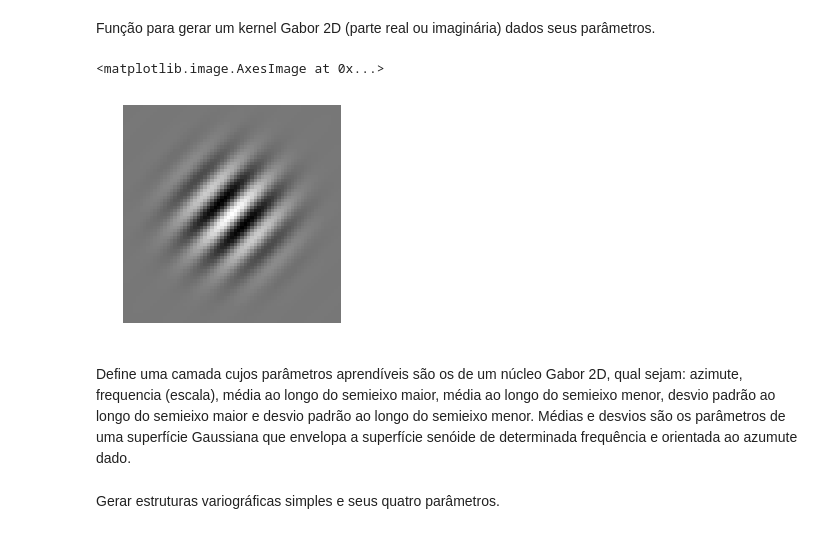
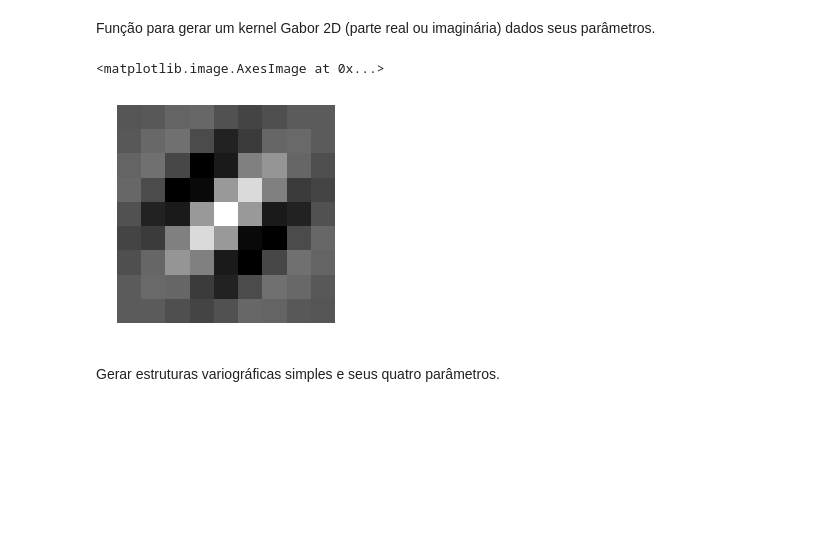
Before and after one commit to PauloCarvalhoRJ/notebooks_tese, a Jupyter notebook: ArchY_Varmap.ipynb, the cells around one changed output. Drawn from its saved outputs; the diff is of its cells as text; code cells hidden in the pictures; blank space fills up the shorter version.

```diff
--- a/ArchY_Varmap.ipynb
+++ b/ArchY_Varmap.ipynb
@@ -129,22 +133,31 @@ def makeVariogramModelSurface( parameters : np.array ) -> np.array :
 # %% [markdown]
 Função para gerar um kernel Gabor 2D (parte real ou imaginária) dados seus parâmetros.
 # %%
+# gridSize: the dimensions of the resulting kernel in pixels.
+# angle: the orientation angle of the Gabor wavelet in radians.
+# lambd: the wavelength of the Gabor wavelet in pixels.
+# sigmaX: the standard deviation of the Gaussian envelope in pixels along the angle azimuth.
+# ratioSigmaXY: the ratio of the standard deviations of the Gaussian envelope alonge the
+#               angle azimuth and the orthogonal azimuth.
+# phase: the phase of the Gabor wavelet with respect to the center of the kernel in radians.
+# func: the trigronometric function to use.  Set cosine to get the real part and sine to get the
+#       imaginary part of the Gabor kernel.
 def makeGabor( gridSize, angle, lambd, sigmaX, ratioSigmaXY, phase, func=np.cos ):
+    if not ( gridSize[0]%2 and gridSize[1]%2 ):
+        raise ValueError('makeGabor(): dimensions must be odd numbers.')
     radius = (int(gridSize[0]/2.0), int(gridSize[1]/2.0))
     [x, y] = np.meshgrid(range(-radius[0], radius[0]+1), range(-radius[1], radius[1]+1))
 
     x1 = x * np.cos(angle) + y * np.sin(angle)
     y1 = -x * np.sin(angle) + y * np.cos(angle)
 
     return np.exp( - (x1**2 + ratioSigmaXY**2*y1**2)/(2*sigmaX**2)) * func(2*np.pi*(x1/lambd) + phase)
 
 # change func to "cos" to get the real part Gabor or to "sin" to get the imaginary part Gabor
-g = makeGabor(gridSize=(64,64), angle= 45*np.pi/180, lambd=10.0, sigmaX=10.0, ratioSigmaXY=1.0, phase=0.0, func=np.cos )
+g = makeGabor(gridSize=(9,9), angle= 45*np.pi/180, lambd=4.0, sigmaX=2.0, ratioSigmaXY=1.0, phase=0.0, func=np.cos )
 plt.figure();
 plt.axis('off')
 plt.imshow(g, cmap=plt.gray())
 # %% [output]
 <matplotlib.image.AxesImage at 0x...>
-[figure, old version]
+[figure, new version]
-# %% [markdown]
-Define uma camada cujos parâmetros aprendíveis são os de um núcleo Gabor 2D, qual sejam: azimute, frequencia (escala), média ao longo do semieixo maior, média ao longo do semieixo menor, desvio padrão ao longo do semieixo maior e desvio padrão ao longo do semieixo menor.  Médias e desvios são os parâmetros de uma superfície Gaussiana que envelopa a superfície senóide de determinada frequência e orientada ao azumute dado.
```
Also changed, not shown: parts of 9 cells of this notebook.
